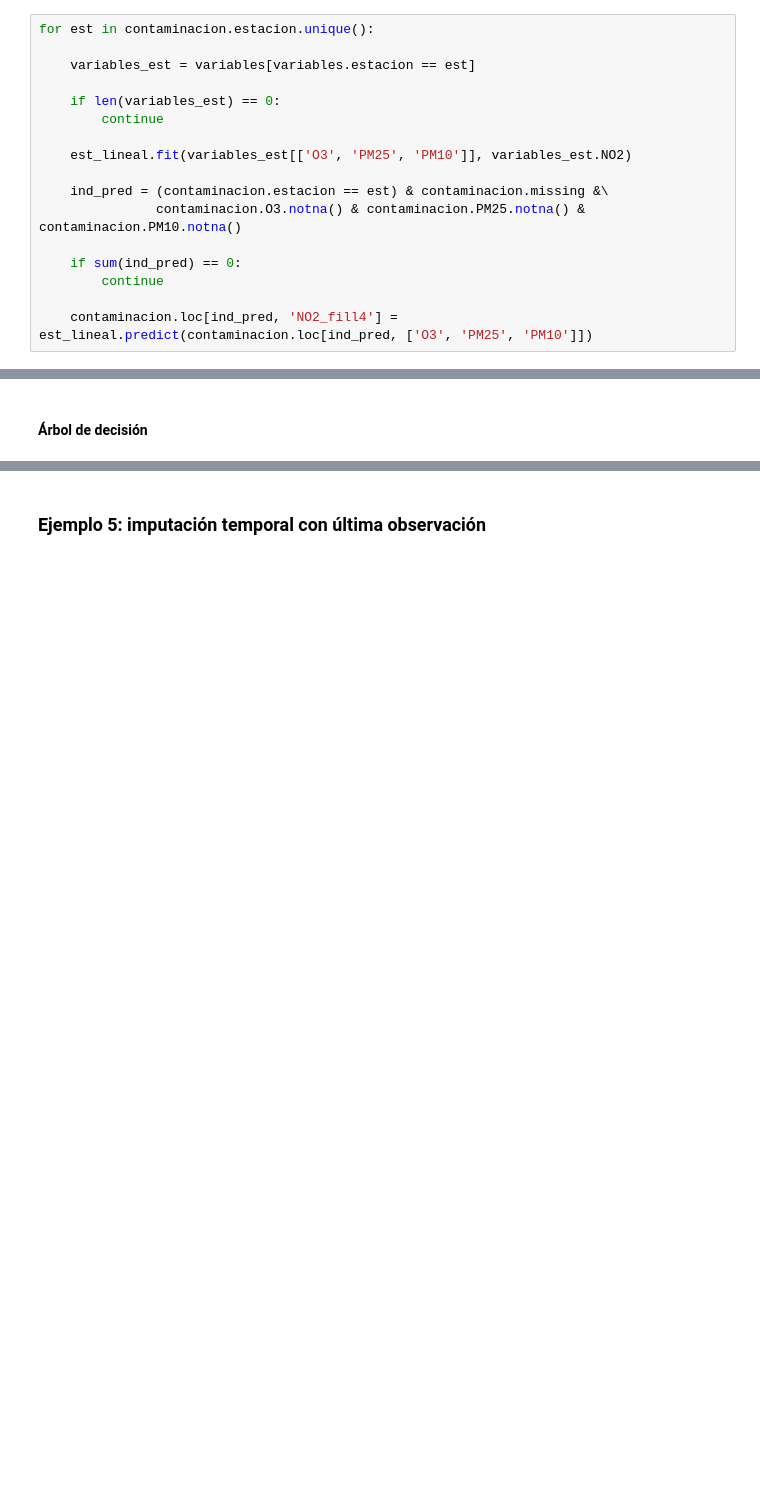
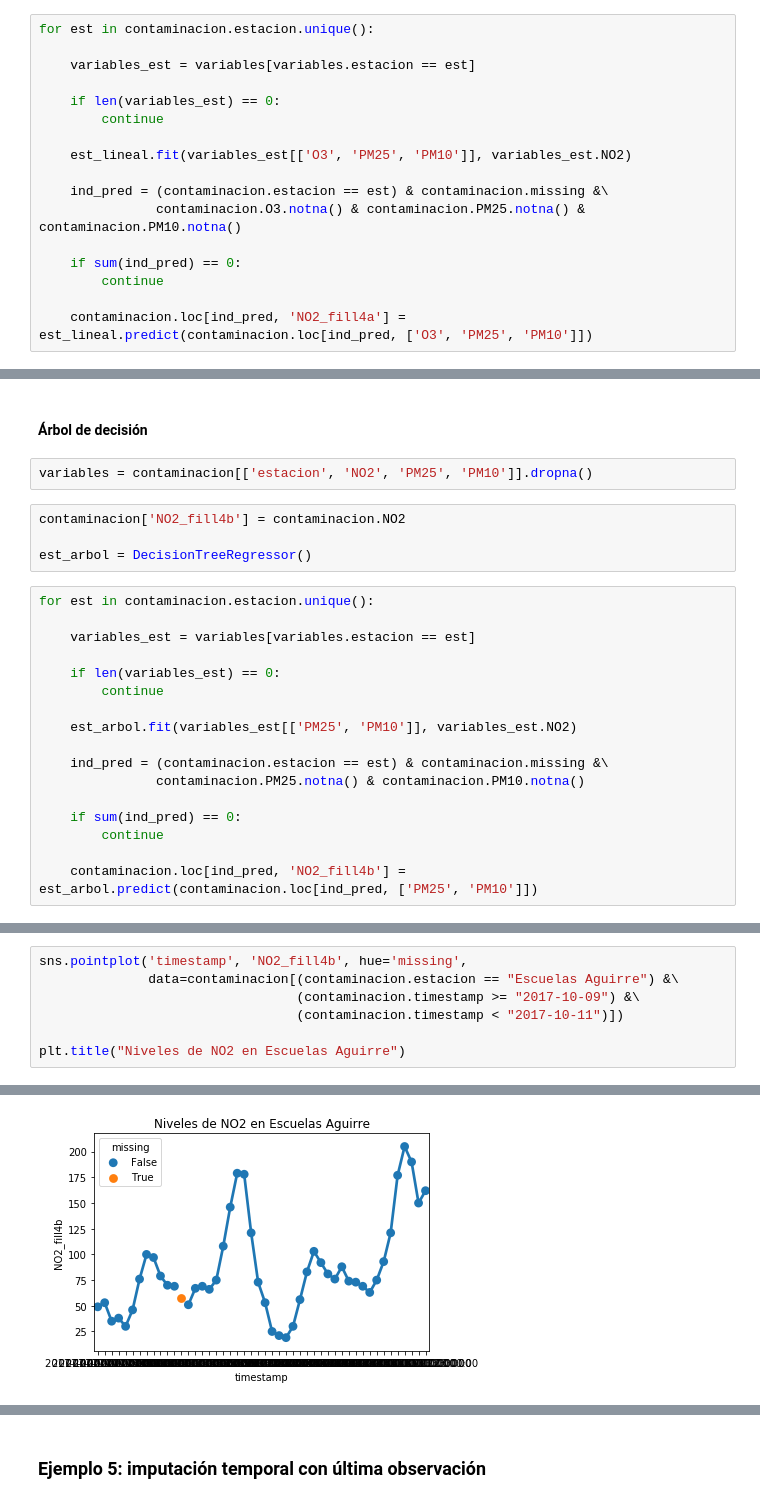
Before and after one commit to mariamedp/imputacion_valores_nulos, a Jupyter notebook: ejemplos.ipynb, the cells around one changed output, grey strips where cells are left out. Cells and saved outputs as stored; diff of their text form; blank space fills up the shorter version.

Commit message:
Arbol y LVCF

```diff
--- a/ejemplos.ipynb
+++ b/ejemplos.ipynb
@@ -162,5 +164,5 @@ for est in contaminacion.estacion.unique():
     if sum(ind_pred) == 0:
         continue
 
-    contaminacion.loc[ind_pred, 'NO2_fill4'] = est_lineal.predict(contaminacion.loc[ind_pred, ['O3', 'PM25', 'PM10']])
+    contaminacion.loc[ind_pred, 'NO2_fill4a'] = est_lineal.predict(contaminacion.loc[ind_pred, ['O3', 'PM25', 'PM10']])
 # %%
@@ -192,3 +194,26 @@ Text(0.5,1,'Niveles de NO2 en Casa de Campo')
 [figure]
 # %% [markdown]
 #### Árbol de decisión
+# %%
+variables = contaminacion[['estacion', 'NO2', 'PM25', 'PM10']].dropna()
+# %%
+contaminacion['NO2_fill4b'] = contaminacion.NO2
+
+est_arbol = DecisionTreeRegressor()
+# %%
+for est in contaminacion.estacion.unique():
+
+    variables_est = variables[variables.estacion == est]
+
+    if len(variables_est) == 0:
+        continue
+
+    est_arbol.fit(variables_est[['PM25', 'PM10']], variables_est.NO2)
+
+    ind_pred = (contaminacion.estacion == est) & contaminacion.missing &\
+               contaminacion.PM25.notna() & contaminacion.PM10.notna()
+
+    if sum(ind_pred) == 0:
+        continue
+
+    contaminacion.loc[ind_pred, 'NO2_fill4b'] = est_arbol.predict(contaminacion.loc[ind_pred, ['PM25', 'PM10']])
@@ -194,0 +235,8 @@ Text(0.5,1,'Niveles de NO2 en Casa de Campo')
+# %%
+sns.pointplot('timestamp', 'NO2_fill4b', hue='missing',
+              data=contaminacion[(contaminacion.estacion == "Escuelas Aguirre") &\
+                                 (contaminacion.timestamp >= "2017-10-09") &\
+                                 (contaminacion.timestamp < "2017-10-11")])
+
+plt.title("Niveles de NO2 en Escuelas Aguirre")
+# %% [output]
@@ -194,0 +244 @@ Text(0.5,1,'Niveles de NO2 en Casa de Campo')
+[figure, added]
```
Also changed, not shown: parts of 11 cells of this notebook.
